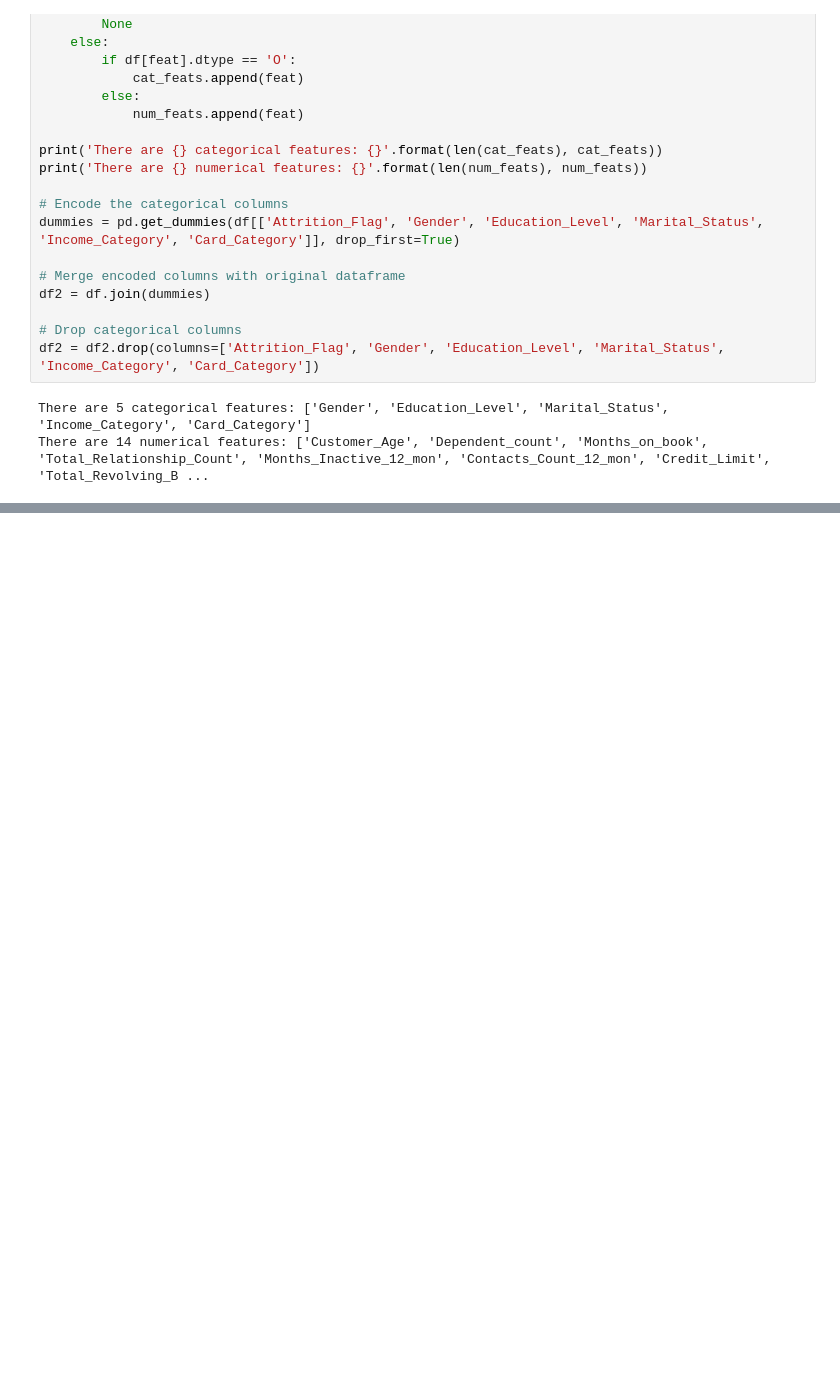
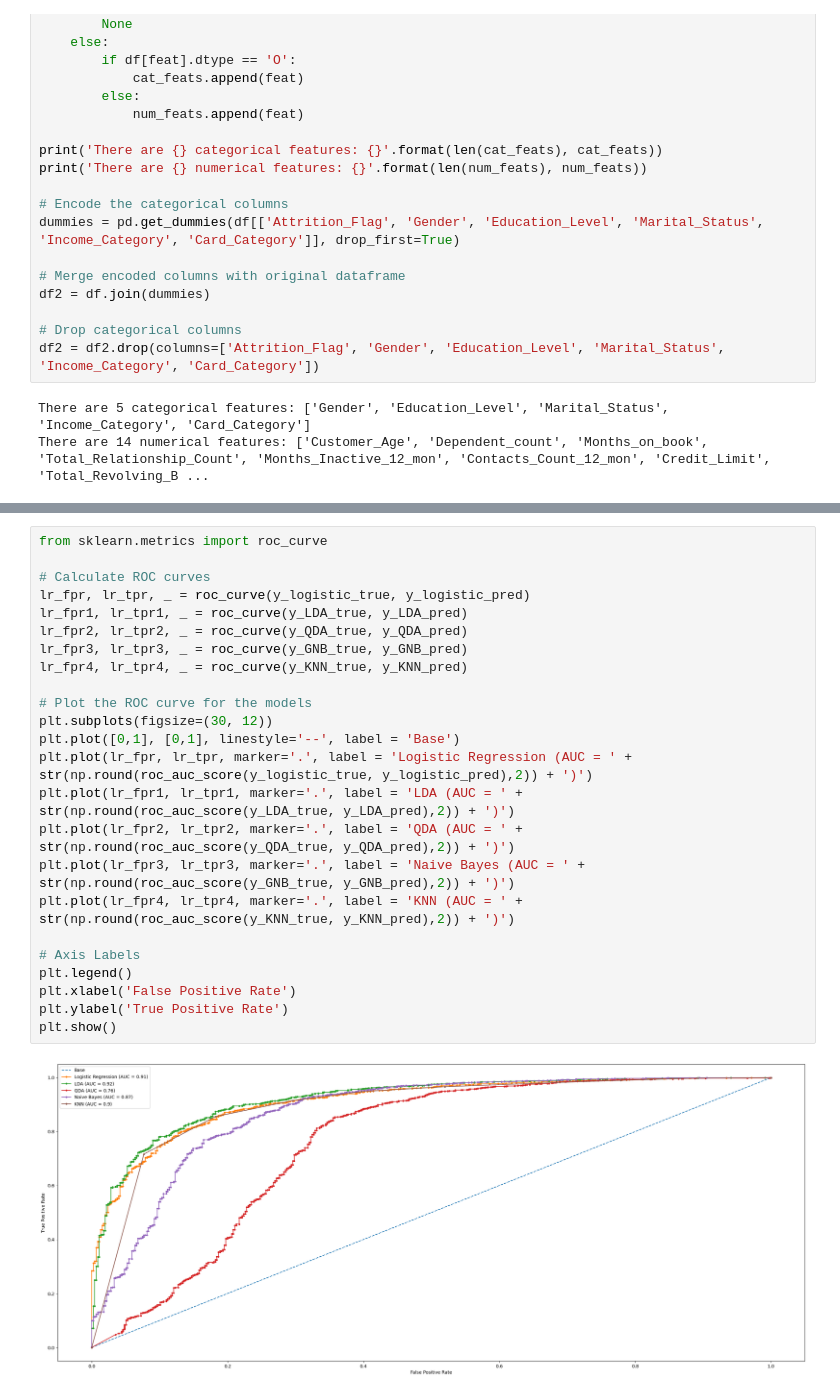
Before and after one commit to andrelopes2001/AA_Project_G6, a Jupyter notebook: code/data/data_analysis.ipynb, the cells around one changed output, grey strips where cells are left out. Drawn from its saved outputs; the diff is of its cells as text; blank space fills up the shorter version.

```diff
--- a/code/data/data_analysis.ipynb
+++ b/code/data/data_analysis.ipynb
@@ -138,0 +371,26 @@ heatmap = sns.heatmap(df_cat_corrs, mask=mask, square=True, cmap='coolwarm', ann
+# %%
+from sklearn.metrics import roc_curve
+
+# Calculate ROC curves
+lr_fpr, lr_tpr, _ = roc_curve(y_logistic_true, y_logistic_pred)
+lr_fpr1, lr_tpr1, _ = roc_curve(y_LDA_true, y_LDA_pred)
+lr_fpr2, lr_tpr2, _ = roc_curve(y_QDA_true, y_QDA_pred)
+lr_fpr3, lr_tpr3, _ = roc_curve(y_GNB_true, y_GNB_pred)
+lr_fpr4, lr_tpr4, _ = roc_curve(y_KNN_true, y_KNN_pred)
+
+# Plot the ROC curve for the models
+plt.subplots(figsize=(30, 12))
+plt.plot([0,1], [0,1], linestyle='--', label = 'Base')
+plt.plot(lr_fpr, lr_tpr, marker='.', label = 'Logistic Regression (AUC = ' + str(np.round(roc_auc_score(y_logistic_true, y_logistic_pred),2)) + ')')
+plt.plot(lr_fpr1, lr_tpr1, marker='.', label = 'LDA (AUC = ' + str(np.round(roc_auc_score(y_LDA_true, y_LDA_pred),2)) + ')')
+plt.plot(lr_fpr2, lr_tpr2, marker='.', label = 'QDA (AUC = ' + str(np.round(roc_auc_score(y_QDA_true, y_QDA_pred),2)) + ')')
+plt.plot(lr_fpr3, lr_tpr3, marker='.', label = 'Naive Bayes (AUC = ' + str(np.round(roc_auc_score(y_GNB_true, y_GNB_pred),2)) + ')')
+plt.plot(lr_fpr4, lr_tpr4, marker='.', label = 'KNN (AUC = ' + str(np.round(roc_auc_score(y_KNN_true, y_KNN_pred),2)) + ')')
+
+# Axis Labels
+plt.legend()
+plt.xlabel('False Positive Rate')
+plt.ylabel('True Positive Rate')
+plt.show()
+# %% [output]
+[figure, added]
```
Also changed, not shown: parts of 15 cells of this notebook.
